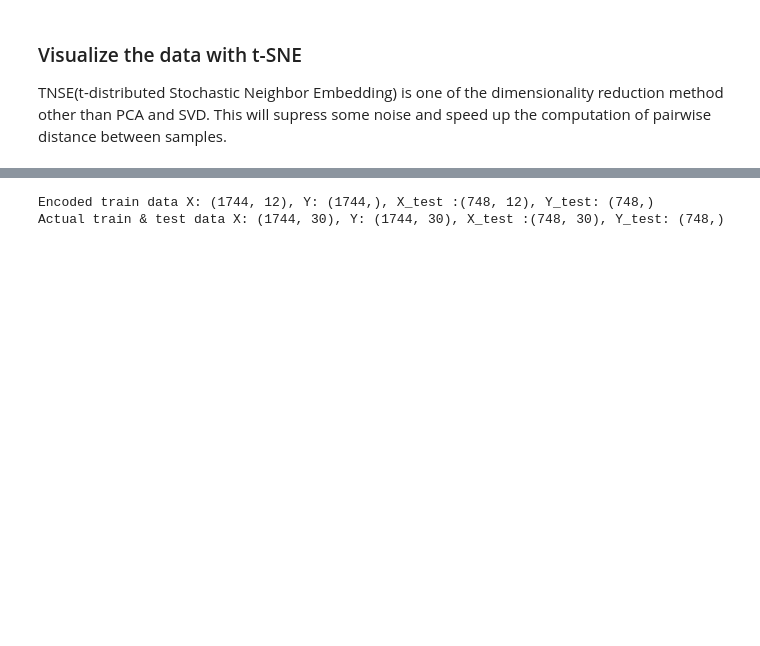
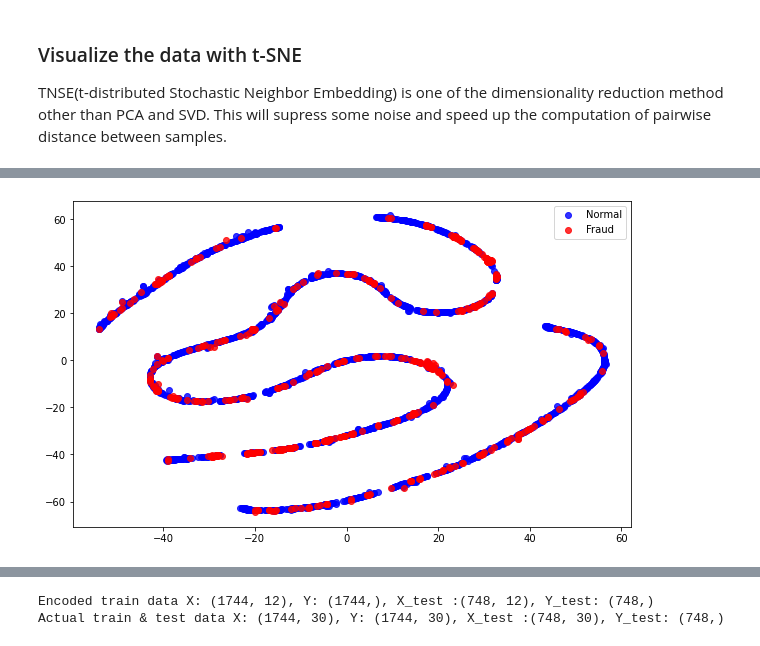
Before and after one commit to esharma3/Unsupervised_Bank_Card_Fraud_Detection, a Jupyter notebook: main.ipynb, the cells around one changed output, grey strips where cells are left out. Drawn from its saved outputs; the diff is of its cells as text; code cells hidden in the pictures; blank space fills up the shorter version.

```diff
--- a/main.ipynb
+++ b/main.ipynb
@@ -539,16 +539,17 @@ def dimensionality_plot(X, y):
         X_trans[np.where(y == 0), 1],
         marker="o",
         color="b",
-        linewidth="1",
+        linewidth=1,
         alpha=0.8,
         label="Normal",
     )
+
     plt.scatter(
         X_trans[np.where(y == 1), 0],
         X_trans[np.where(y == 1), 1],
         marker="o",
         color="r",
-        linewidth="1",
+        linewidth=1,
         alpha=0.8,
         label="Fraud",
     )
@@ -561,8 +562,9 @@ def dimensionality_plot(X, y):
 # %%
 # plotting the dimensionality_plot for original data
 
-# dimensionality_plot(X, y)
+dimensionality_plot(X, y)
 # %% [output]
+[figure, added]
 [interactive output not drawn]
 # %%
 # scaling the data
```
Also changed, not shown: parts of 4 cells of this notebook.
